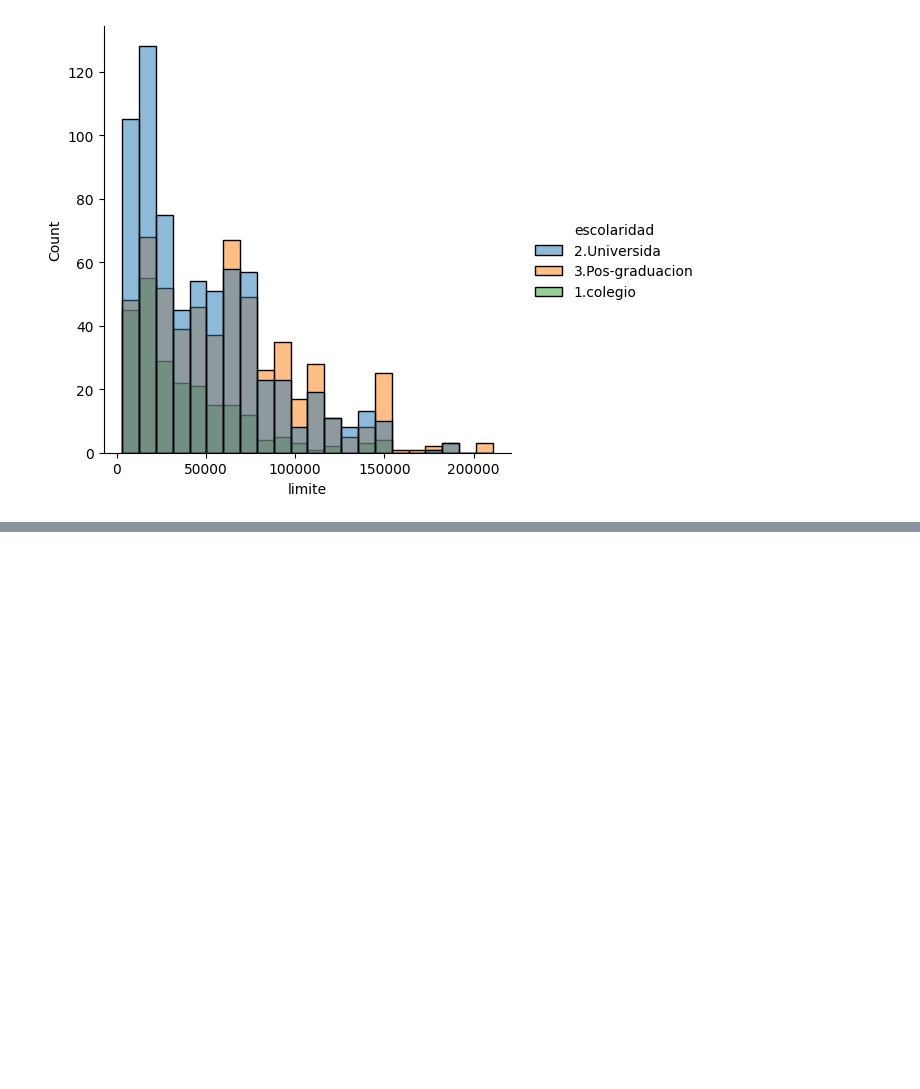
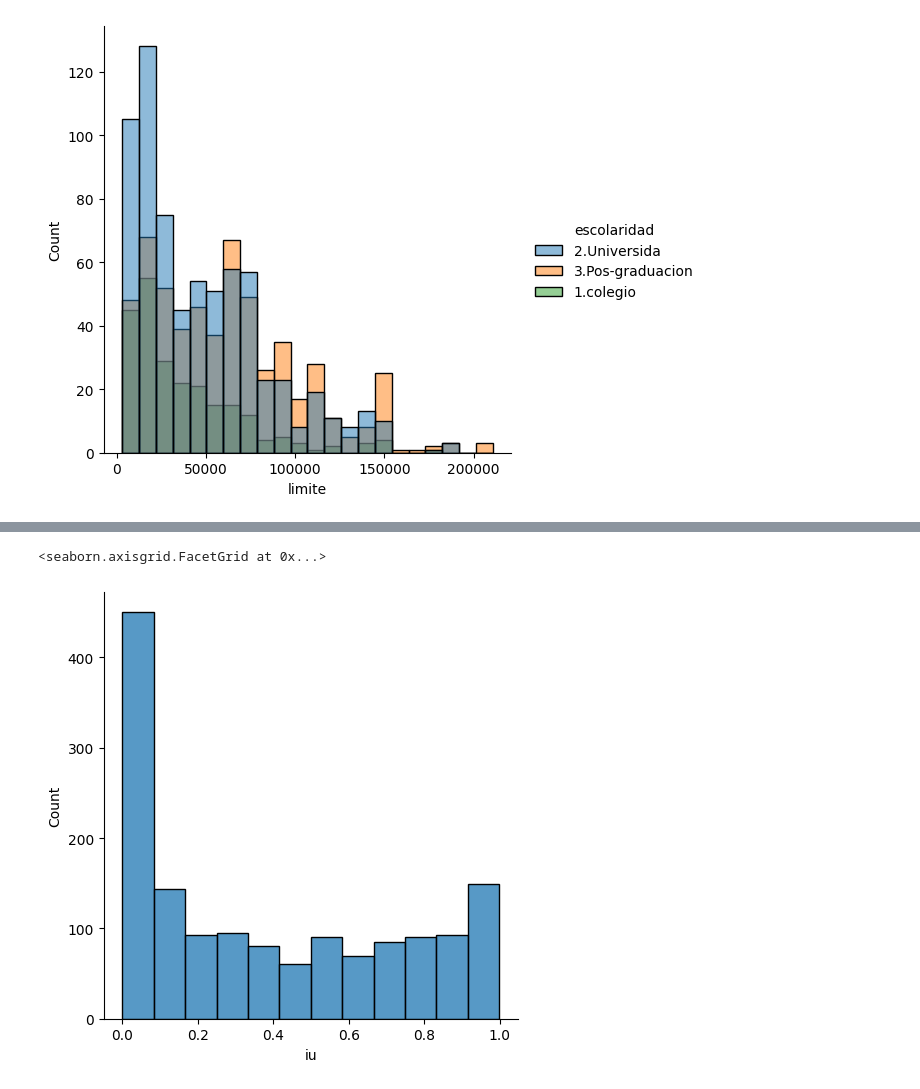
Before and after one commit to celioso/DataVisualizationExplorandoConSeaborn, a Jupyter notebook: analisis_de_Datos.ipynb, the cells around one changed output, grey strips where cells are left out. Saved outputs shown, nothing was run; the diff lists cells and outputs as text; code cells hidden in the pictures; blank space fills up the shorter version.

```diff
--- a/analisis_de_Datos.ipynb
+++ b/analisis_de_Datos.ipynb
@@ -237,0 +242,2 @@ sns.displot(data=tarjetas, x='limite', hue="escolaridad");
+# %%
+tarjetas["iu"] = (tarjetas["valor_factura"] / tarjetas["limite"])
@@ -237,0 +253,5 @@ sns.displot(data=tarjetas, x='limite', hue="escolaridad");
+# %%
+sns.displot(data=tarjetas, x="iu")
+# %% [output]
+<seaborn.axisgrid.FacetGrid at 0x...>
+[figure, added]
```
Also changed, not shown: parts of 6 cells of this notebook, 1 other file.
